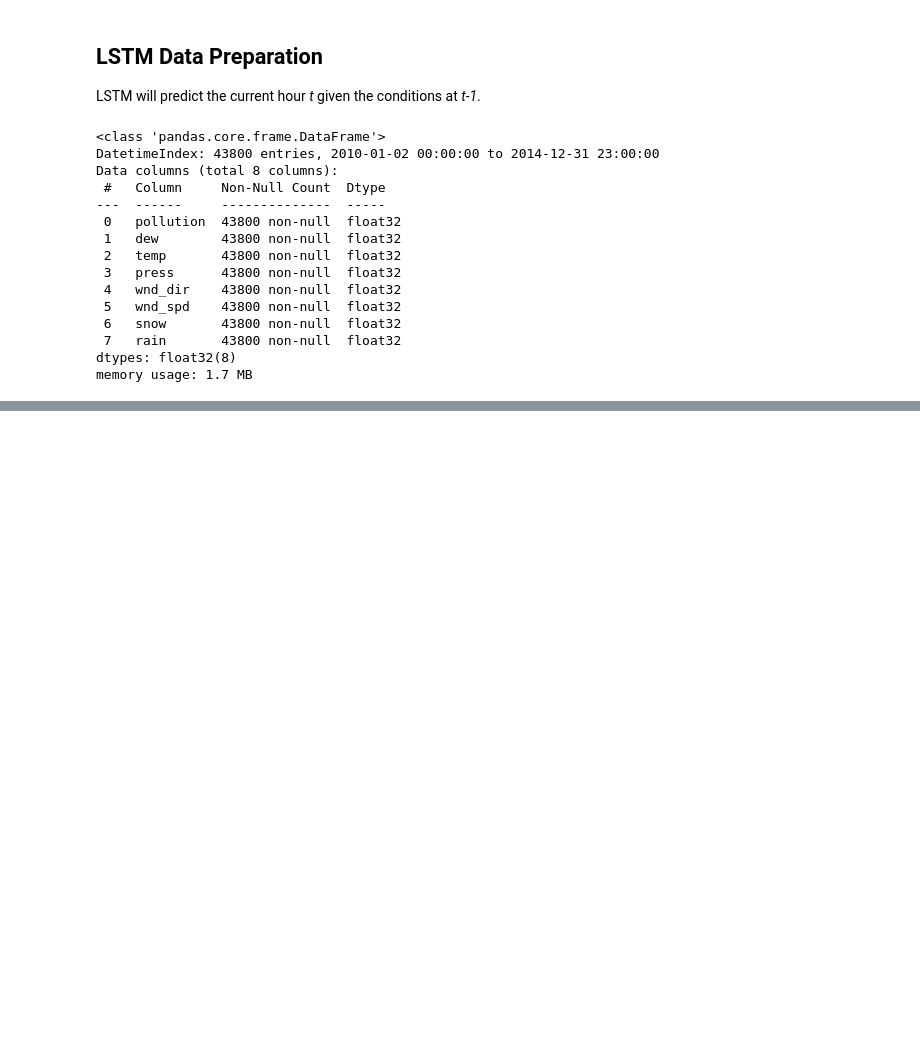
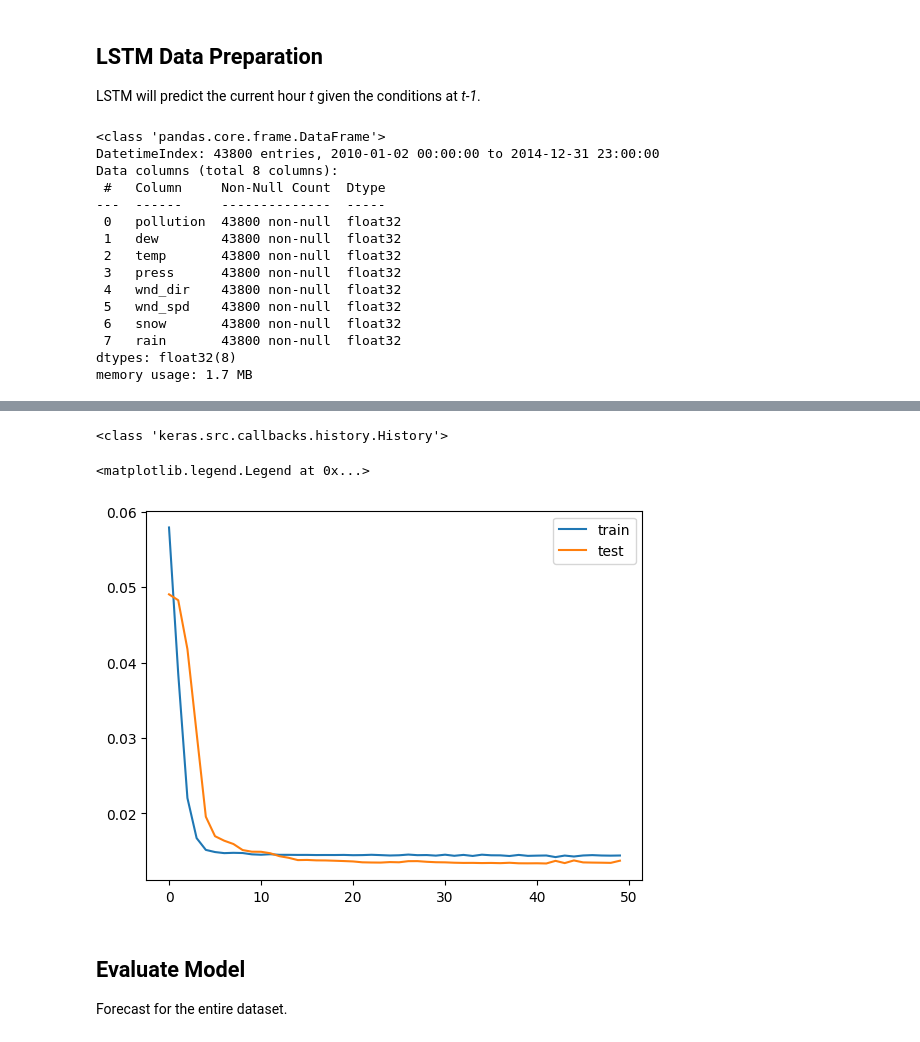
Before and after one commit to ghst659/sml00, a Jupyter notebook: forecast/LSTM_multivar.ipynb, the cells around one changed output, grey strips where cells are left out. Cells and saved outputs as stored; diff of their text form; code cells hidden in the pictures; blank space fills up the shorter version.

```diff
--- a/forecast/LSTM_multivar.ipynb
+++ b/forecast/LSTM_multivar.ipynb
@@ -99,7 +103,9 @@ memory usage: 1.7 MB
 # %%
 # Create a scaled dataset
 norm_data = dataset.copy()
+print(type(norm_data["pollution"]))
 for col in norm_data:
-    norm_data[col] = scaler.fit_transform(norm_data[col])
+   norm_data[col] = scaler.fit_transform(norm_data[col].values.reshape((-1, 1)))
 norm_data.info()
+norm_data.head()
 # %% [output]
@@ -145,0 +182,13 @@ print(reframed.head())
+# %%
+# split into train and test sets
+values = reframed.values
+n_train_hours = 365 * 24
+train = values[:n_train_hours, :]
+test = values[n_train_hours:, :]
+# split into input and outputs
+train_X, train_y = train[:, :-1], train[:, -1]
+test_X, test_y = test[:, :-1], test[:, -1]
+# reshape input to be 3D [samples, timesteps, features]
+train_X = train_X.reshape((train_X.shape[0], 1, train_X.shape[1]))
+test_X = test_X.reshape((test_X.shape[0], 1, test_X.shape[1]))
+print(train_X.shape, train_y.shape, test_X.shape, test_y.shape)
@@ -145,0 +199,6 @@ print(reframed.head())
+# %%
+model = tf.keras.models.Sequential()
+model.add(tf.keras.layers.Input(shape=(train_X.shape[1], train_X.shape[2])))
+model.add(tf.keras.layers.LSTM(50))
+model.add(tf.keras.layers.Dense(1))
+model.compile(loss='mae', optimizer='adam')  # MAE = mean absolute error.
@@ -145,0 +207,2 @@ print(reframed.head())
+# %%
+history = model.fit(train_X, train_y, epochs=50, batch_size=72, validation_data=(test_X, test_y), verbose=2, shuffle=False)
@@ -145,0 +227,17 @@ print(reframed.head())
+# %%
+print(type(history))
+# %% [output]
+<class 'keras.src.callbacks.history.History'>
+# %%
+history_fig = plt.figure()
+history_chart = history_fig.add_subplot()
+history_chart.plot(history.history['loss'], label='train')
+history_chart.plot(history.history['val_loss'], label='test')
+history_chart.legend()
+# %% [output]
+<matplotlib.legend.Legend at 0x...>
+[figure, added]
+# %% [markdown]
+## Evaluate Model
+
+Forecast for the entire dataset.
```
Also changed, not shown: parts of 9 cells of this notebook.
